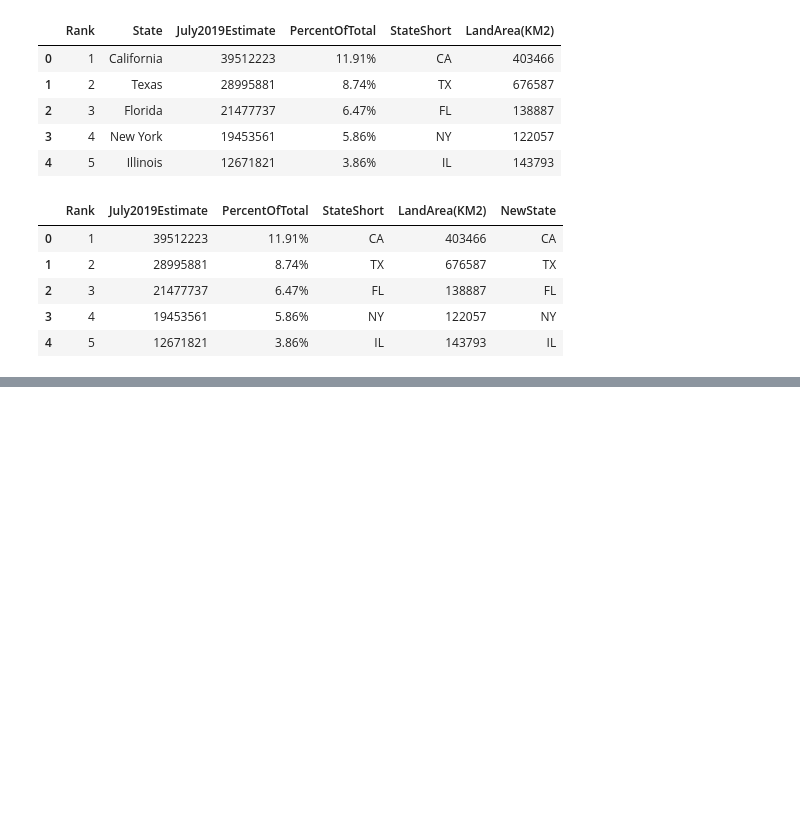
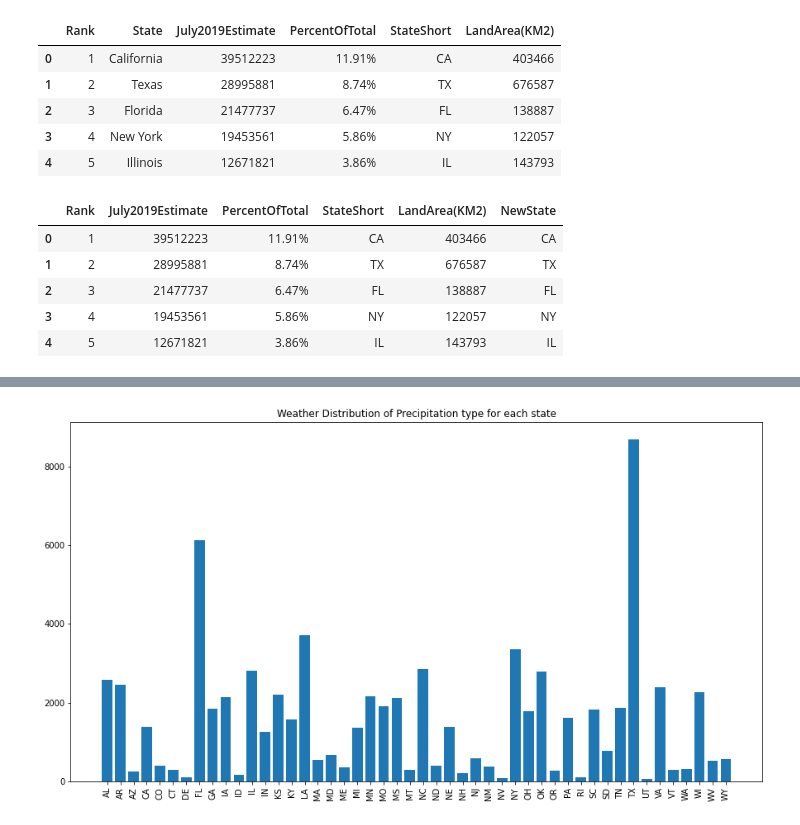
Before and after one commit to 7Amin/RoadConstructionPrediction, a Jupyter notebook: application/dataAnalysis/State-wise Construction Distribution.ipynb, the cells around one changed output, grey strips where cells are left out. Drawn from its saved outputs; the diff is of its cells as text; code cells hidden in the pictures; blank space fills up the shorter version.

```diff
--- a/application/dataAnalysis/State-wise Construction Distribution.ipynb
+++ b/application/dataAnalysis/State-wise Construction Distribution.ipynb
@@ -647,0 +806,2 @@ plt.savefig("construction_distribution_by_Rate_Area_Population_sorted.png")
+# %%
+weather_data_State_group_count_Precipitation = weather_data_State_group_count[weather_data_State_group_count.Type == "Precipitation"]
@@ -647,0 +817,8 @@ plt.savefig("construction_distribution_by_Rate_Area_Population_sorted.png")
+# %%
+plt.figure(figsize= (15,8))
+plt.bar(x=weather_data_State_group_count_Precipitation['State'], height=weather_data_State_group_count_Precipitation['counts'])
+a = plt.xticks(rotation = 90)
+plt.title("Weather Distribution of Precipitation type for each state")
+plt.savefig("Weather_Distribution_Precipitation_type_for_each_state.png")
+# %% [output]
+[figure, added]
```
Also changed, not shown: parts of 83 cells of this notebook, 4 other files.
